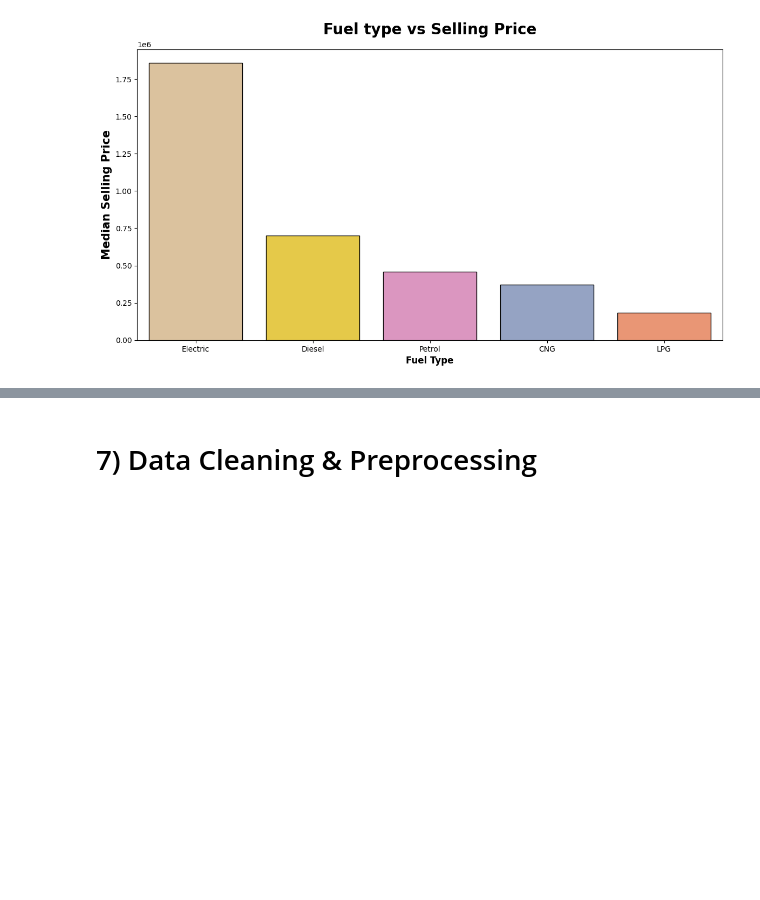
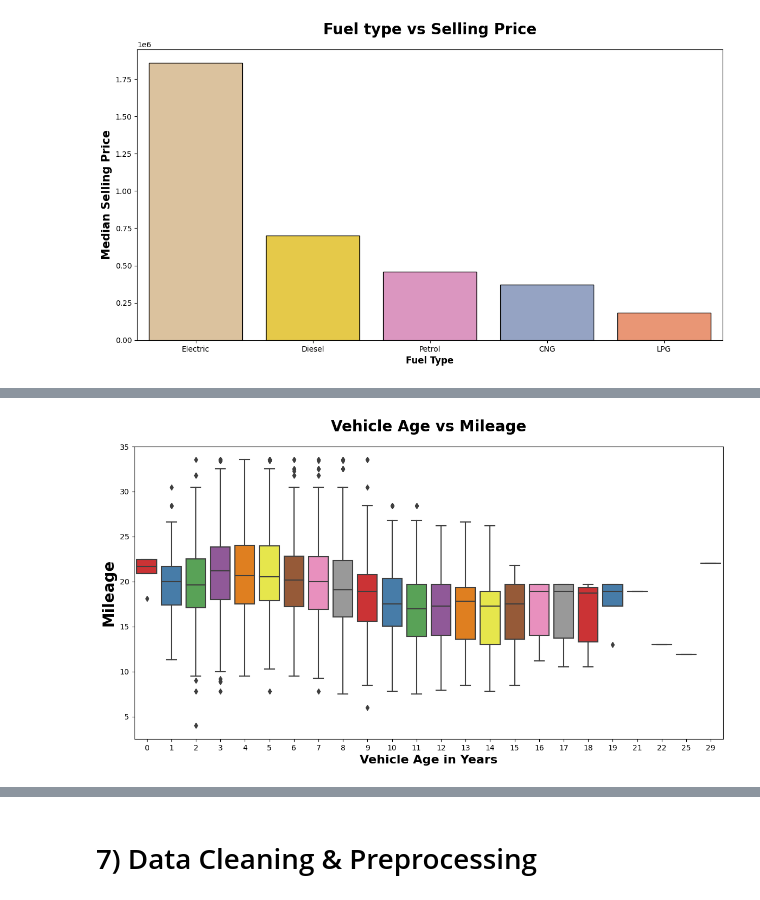
Before and after one commit to manishkr1754/CarDekho_Used_Car_Price_Prediction, a Jupyter notebook: notebooks/CarDekho Used Car Price Prediction.ipynb, the cells around one changed output, grey strips where cells are left out. Cells and saved outputs as stored; diff of their text form; code cells hidden in the pictures; blank space fills up the shorter version.

Commit message:
EDA & Data Visualization Completed

```diff
--- a/notebooks/CarDekho Used Car Price Prediction.ipynb
+++ b/notebooks/CarDekho Used Car Price Prediction.ipynb
@@ -831,0 +845,9 @@ plt.show()
+# %%
+plt.subplots(figsize=(14,7))
+sns.boxplot(x=df.vehicle_age, y= df.mileage, palette="Set1")
+plt.title("Vehicle Age vs Mileage", weight="bold",fontsize=20, pad=20)
+plt.ylabel("Mileage", weight="bold", fontsize=20)
+plt.xlabel("Vehicle Age in Years", weight="bold", fontsize=16)
+plt.show()
+# %% [output]
+[figure, added]
```
Also changed, not shown: parts of 58 cells of this notebook.
